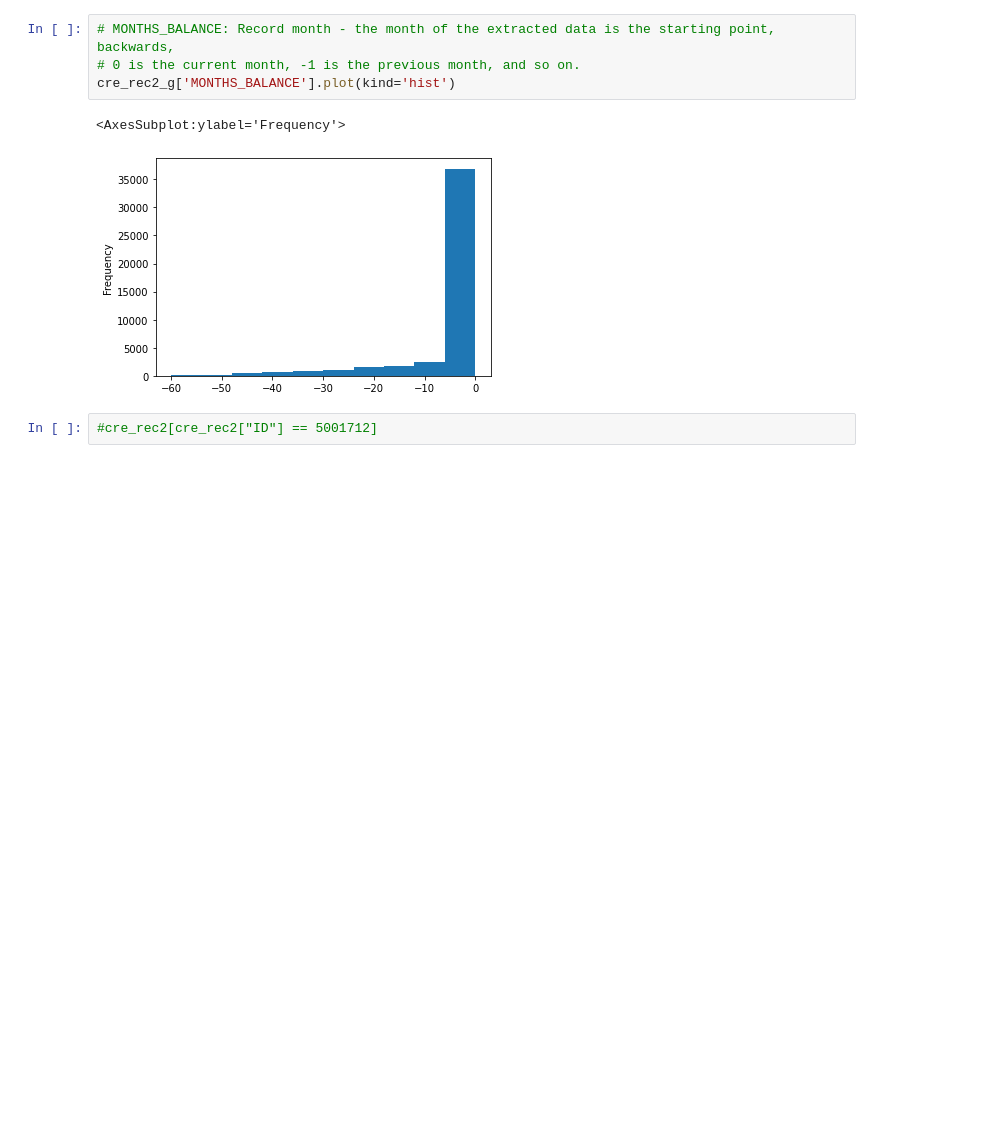
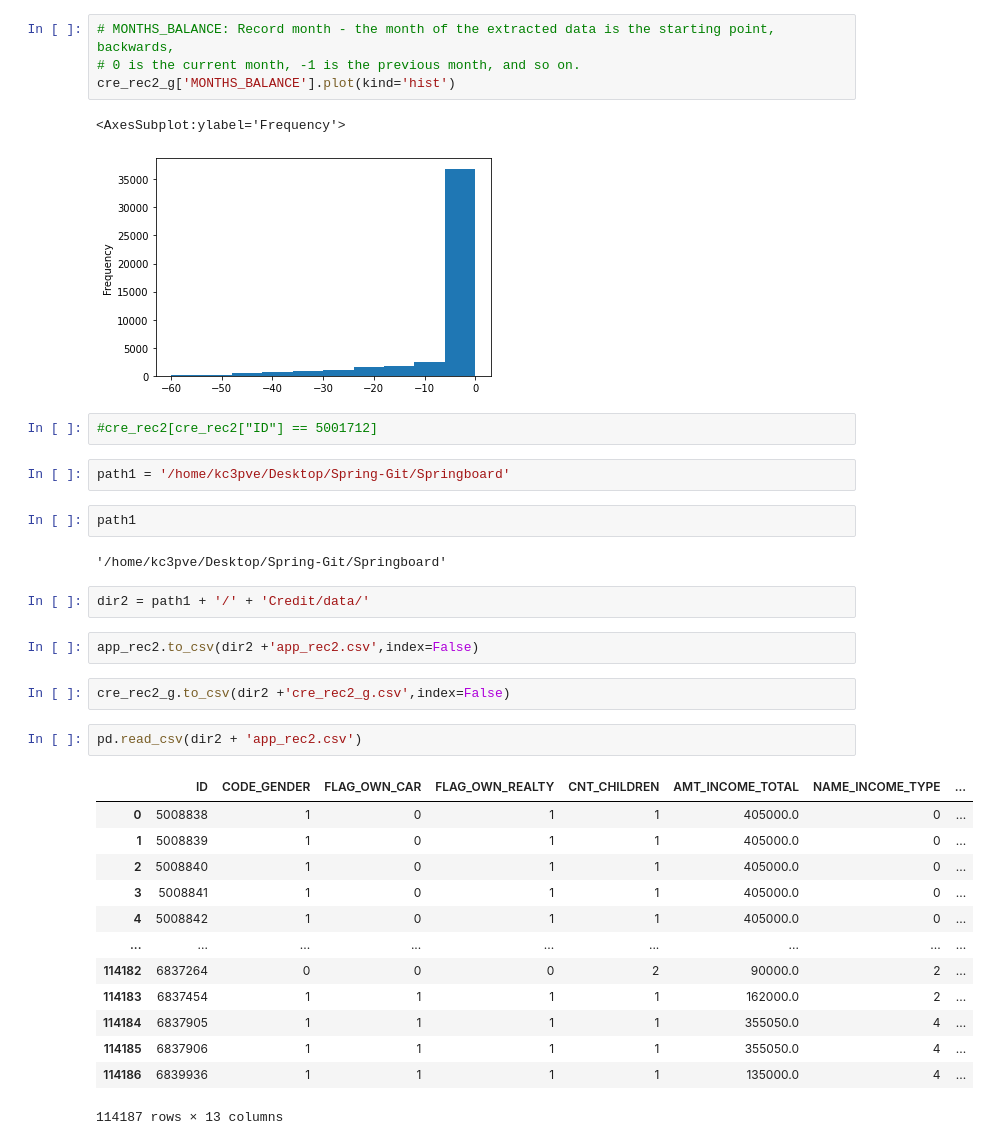
Before and after one commit to devrj12/Springboard, a Jupyter notebook: Credit/Notebooks/EDA.ipynb, the cells around one changed output. Drawn from its saved outputs; the diff is of its cells as text; blank space fills up the shorter version.

```diff
--- a/Credit/Notebooks/EDA.ipynb
+++ b/Credit/Notebooks/EDA.ipynb
@@ -399,3 +401,31 @@ cre_rec2_g['MONTHS_BALANCE'].plot(kind='hist')
 [figure]
 # %%
 #cre_rec2[cre_rec2["ID"] == 5001712]
+# %%
+path1 = '/home/kc3pve/Desktop/Spring-Git/Springboard'
+# %%
+path1
+# %% [output]
+'/home/kc3pve/Desktop/Spring-Git/Springboard'
+# %%
+dir2 = path1 + '/' + 'Credit/data/'
+# %%
+app_rec2.to_csv(dir2 +'app_rec2.csv',index=False)
+# %%
+cre_rec2_g.to_csv(dir2 +'cre_rec2_g.csv',index=False)
+# %%
+pd.read_csv(dir2 + 'app_rec2.csv')
+# %% [output]
+|  | ID | CODE_GENDER | FLAG_OWN_CAR | FLAG_OWN_REALTY | CNT_CHILDREN | AMT_INCOME_TOTAL | NAME_INCOME_TYPE | ... |
+| 0 | 5008838 | 1 | 0 | 1 | 1 | 405000.0 | 0 | ... |
+| 1 | 5008839 | 1 | 0 | 1 | 1 | 405000.0 | 0 | ... |
+| 2 | 5008840 | 1 | 0 | 1 | 1 | 405000.0 | 0 | ... |
+| 3 | 5008841 | 1 | 0 | 1 | 1 | 405000.0 | 0 | ... |
+| 4 | 5008842 | 1 | 0 | 1 | 1 | 405000.0 | 0 | ... |
+| ... | ... | ... | ... | ... | ... | ... | ... | ... |
+| 114182 | 6837264 | 0 | 0 | 0 | 2 | 90000.0 | 2 | ... |
+| 114183 | 6837454 | 1 | 1 | 1 | 1 | 162000.0 | 2 | ... |
+| 114184 | 6837905 | 1 | 1 | 1 | 1 | 355050.0 | 4 | ... |
+| 114185 | 6837906 | 1 | 1 | 1 | 1 | 355050.0 | 4 | ... |
+| 114186 | 6839936 | 1 | 1 | 1 | 1 | 135000.0 | 4 | ... |
+114187 rows × 13 columns
```
Also changed, not shown: parts of 3 cells of this notebook.
